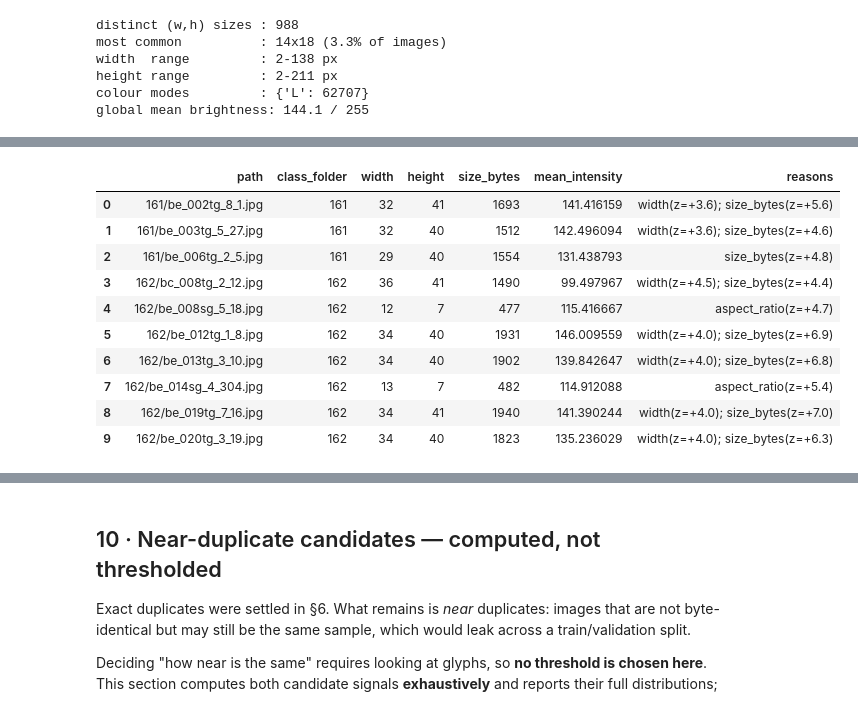
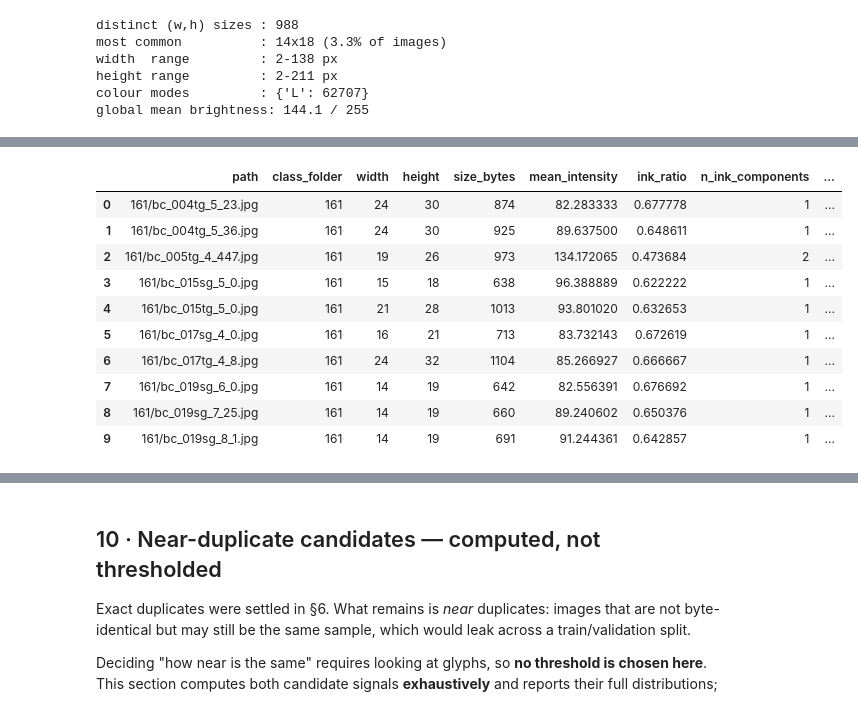
Before and after one commit to lemasc/thai-char-cnn, a Jupyter notebook: notebooks/01_dataset_audit.ipynb, the cells around one changed output, grey strips where cells are left out. Cells and saved outputs as stored; diff of their text form; code cells hidden in the pictures.

Commit message:
feat: outliers by character class

```diff
--- a/notebooks/01_dataset_audit.ipynb
+++ b/notebooks/01_dataset_audit.ipynb
@@ -196,6 +225,17 @@ def pixel_grid_vec(gray: Image.Image, arr: np.ndarray, n: int = PIXEL_GRID) -> n
     canvas = Image.new("L", (n, n), 255)
     canvas.paste(gray.resize((nw, nh), Image.Resampling.LANCZOS), ((n - nw) // 2, (n - nh) // 2))
     return np.asarray(canvas, np.float32).ravel()
+
+def ink_stats(arr: np.ndarray) -> tuple[float, int]:
+    # 8-connectivity: a diagonal touch still counts as one stroke, not two.
+    ink = arr < INK_THRESHOLD
+    ink_ratio = float(ink.mean())
+    labels, n = ndimage.label(ink, structure=np.ones((3, 3), int))
+    if n == 0:
+        return ink_ratio, 0
+    sizes = ndimage.sum(ink, labels, index=np.arange(1, n + 1))
+    min_area = MIN_INK_COMPONENT_FRAC * ink.size
+    return ink_ratio, int((sizes >= min_area).sum())
 
 def scan_images() -> tuple[pd.DataFrame, np.ndarray]:
     recs = []
@@ -217,9 +257,11 @@ def scan_images() -> tuple[pd.DataFrame, np.ndarray]:
                 arr  = np.asarray(gray, np.uint8)
                 rec["phash"] = str(imagehash.phash(gray))
                 vecs[i] = pixel_grid_vec(gray, arr)
+            ink_ratio, n_ink_components = ink_stats(arr)
             rec.update(width=w, height=h, mode=mode, channels=ch, aspect_ratio=w / h,
                        mean_intensity=float(arr.mean()), std_intensity=float(arr.std()),
-                       min_intensity=int(arr.min()), max_intensity=int(arr.max()), readable=True)
+                       min_intensity=int(arr.min()), max_intensity=int(arr.max()),
+                       ink_ratio=ink_ratio, n_ink_components=n_ink_components, readable=True)
         except Exception as e:                  # one bad file must never abort the scan
             rec["error"] = f"{type(e).__name__}: {e}"
         recs.append(rec)
@@ -487,6 +543,8 @@ look at in Marimo — §6 of that notebook — never auto-removed.
 # %%
 METRICS = ["width", "height", "aspect_ratio", "size_bytes", "mean_intensity"]
 Z_THRESHOLD = 3.5
+DEGENERATE_INK_RATIO = 0.90     # ink covering >=90% of the crop leaves no legible glyph shape
+CONTAMINATION_COMPONENTS = 2    # 2+ sizeable ink blobs suggests more than one glyph in the crop
 
 def robust_z(x: pd.Series) -> np.ndarray:
     v = x.to_numpy(float)
@@ -494,18 +552,31 @@ def robust_z(x: pd.Series) -> np.ndarray:
     mad = np.median(np.abs(v - med))
     return np.zeros(len(v)) if mad == 0 else 0.6745 * (v - med) / mad
 
-Z = pd.DataFrame({m: robust_z(readable[m]) for m in METRICS}, index=readable.index)
+# per-class, not pooled: a class's own typical geometry is the baseline (see §9 above).
+Z = readable.groupby("class_folder")[METRICS].transform(robust_z)
 flagged = Z.abs().gt(Z_THRESHOLD)
 
-outliers = readable.loc[flagged.any(axis=1), ["path", "class_folder", "width", "height",
-                                              "size_bytes", "mean_intensity"]].copy()
-outliers["reasons"] = [
-    "; ".join(f"{m}(z={Z.loc[i, m]:+.1f})" for m in METRICS if flagged.loc[i, m])
-    for i in outliers.index]
+degenerate   = readable.ink_ratio.ge(DEGENERATE_INK_RATIO)
+contaminated = readable.n_ink_components.ge(CONTAMINATION_COMPONENTS)
+is_outlier   = flagged.any(axis=1) | degenerate | contaminated
+
+outliers = readable.loc[is_outlier, ["path", "class_folder", "width", "height", "size_bytes",
+                                     "mean_intensity", "ink_ratio", "n_ink_components"]].copy()
+
+def _reasons(i: int) -> str:
+    rs = [f"{m}(z={Z.loc[i, m]:+.1f})" for m in METRICS if flagged.loc[i, m]]
+    if degenerate.loc[i]:
+        rs.append(f"degenerate_crop(ink={readable.loc[i, 'ink_ratio']:.4f})")
+    if contaminated.loc[i]:
+        rs.append(f"possible_contamination(components={int(readable.loc[i, 'n_ink_components'])})")
+    return "; ".join(rs)
+
+outliers["reasons"] = [_reasons(i) for i in outliers.index]
 outliers = outliers.sort_values("class_folder").reset_index(drop=True)
 
-print(f"outliers at |robust z| > {Z_THRESHOLD}: {len(outliers):,} "
-      f"({len(outliers)/len(readable)*100:.2f}% of images)")
+print(f"outliers: {len(outliers):,} ({len(outliers)/len(readable)*100:.2f}% of images)")
 print(flagged.sum().sort_values(ascending=False).to_string())
+print(f"degenerate_crop          {int(degenerate.sum()):,}")
+print(f"possible_contamination   {int(contaminated.sum()):,}")
 outliers.head(10)
 # %% [output]
@@ -518,11 +591,11 @@ width              344
-|  | path | class_folder | width | height | size_bytes | mean_intensity | reasons |
-| 0 | 161/be_002tg_8_1.jpg | 161 | 32 | 41 | 1693 | 141.416159 | width(z=+3.6); size_bytes(z=+5.6) |
-| 1 | 161/be_003tg_5_27.jpg | 161 | 32 | 40 | 1512 | 142.496094 | width(z=+3.6); size_bytes(z=+4.6) |
-| 2 | 161/be_006tg_2_5.jpg | 161 | 29 | 40 | 1554 | 131.438793 | size_bytes(z=+4.8) |
-| 3 | 162/bc_008tg_2_12.jpg | 162 | 36 | 41 | 1490 | 99.497967 | width(z=+4.5); size_bytes(z=+4.4) |
-| 4 | 162/be_008sg_5_18.jpg | 162 | 12 | 7 | 477 | 115.416667 | aspect_ratio(z=+4.7) |
-| 5 | 162/be_012tg_1_8.jpg | 162 | 34 | 40 | 1931 | 146.009559 | width(z=+4.0); size_bytes(z=+6.9) |
-| 6 | 162/be_013tg_3_10.jpg | 162 | 34 | 40 | 1902 | 139.842647 | width(z=+4.0); size_bytes(z=+6.8) |
-| 7 | 162/be_014sg_4_304.jpg | 162 | 13 | 7 | 482 | 114.912088 | aspect_ratio(z=+5.4) |
-| 8 | 162/be_019tg_7_16.jpg | 162 | 34 | 41 | 1940 | 141.390244 | width(z=+4.0); size_bytes(z=+7.0) |
-| 9 | 162/be_020tg_3_19.jpg | 162 | 34 | 40 | 1823 | 135.236029 | width(z=+4.0); size_bytes(z=+6.3) |
+|  | path | class_folder | width | height | size_bytes | mean_intensity | ink_ratio | n_ink_components | ... |
+| 0 | 161/bc_004tg_5_23.jpg | 161 | 24 | 30 | 874 | 82.283333 | 0.677778 | 1 | ... |
+| 1 | 161/bc_004tg_5_36.jpg | 161 | 24 | 30 | 925 | 89.637500 | 0.648611 | 1 | ... |
+| 2 | 161/bc_005tg_4_447.jpg | 161 | 19 | 26 | 973 | 134.172065 | 0.473684 | 2 | ... |
+| 3 | 161/bc_015sg_5_0.jpg | 161 | 15 | 18 | 638 | 96.388889 | 0.622222 | 1 | ... |
+| 4 | 161/bc_015tg_5_0.jpg | 161 | 21 | 28 | 1013 | 93.801020 | 0.632653 | 1 | ... |
+| 5 | 161/bc_017sg_4_0.jpg | 161 | 16 | 21 | 713 | 83.732143 | 0.672619 | 1 | ... |
+| 6 | 161/bc_017tg_4_8.jpg | 161 | 24 | 32 | 1104 | 85.266927 | 0.666667 | 1 | ... |
+| 7 | 161/bc_019sg_6_0.jpg | 161 | 14 | 19 | 642 | 82.556391 | 0.676692 | 1 | ... |
+| 8 | 161/bc_019sg_7_25.jpg | 161 | 14 | 19 | 660 | 89.240602 | 0.650376 | 1 | ... |
+| 9 | 161/bc_019sg_8_1.jpg | 161 | 14 | 19 | 691 | 91.244361 | 0.642857 | 1 | ... |
```
Also changed, not shown: parts of 8 cells of this notebook, 6 other files.
